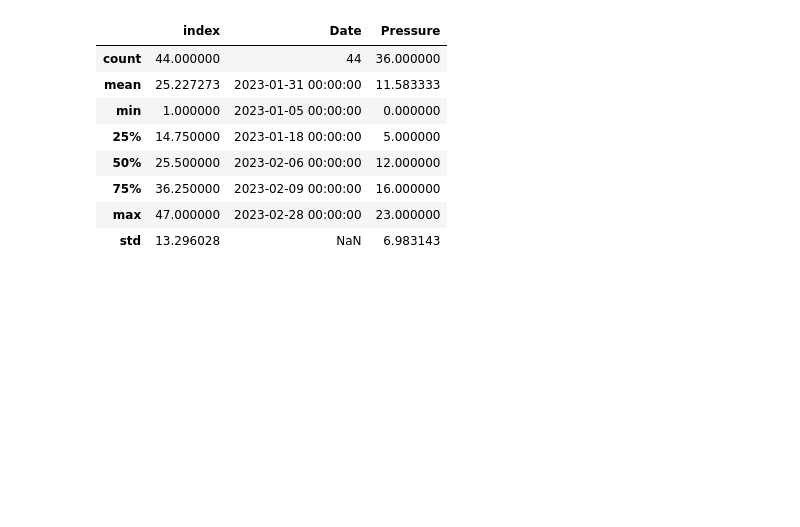
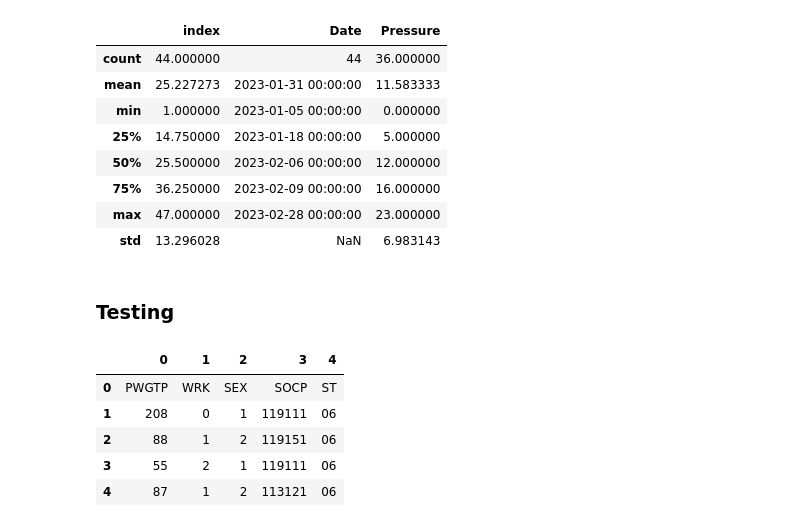
Before and after one commit to slimseidl/DataScience, a Jupyter notebook: Wrangling/Cleaning/cleaning.ipynb, the cells around one changed output. Cells and saved outputs as stored; diff of their text form; code cells hidden in the pictures; blank space fills up the shorter version.

```diff
--- a/Wrangling/Cleaning/cleaning.ipynb
+++ b/Wrangling/Cleaning/cleaning.ipynb
@@ -426,3 +426,20 @@ melted.describe()
 | 75% | 36.250000 | 2023-02-09 00:00:00 | 16.000000 |
 | max | 47.000000 | 2023-02-28 00:00:00 | 23.000000 |
 | std | 13.296028 | NaN | 6.983143 |
+# %% [markdown]
+### Testing
+# %%
+import pandas as pd
+import numpy as np
+import seaborn as sns
+
+#Read the .json file
+orig_pums = pd.read_json('2021-pums.json')
+orig_pums.head()
+# %% [output]
+|  | 0 | 1 | 2 | 3 | 4 |
+| 0 | PWGTP | WRK | SEX | SOCP | ST |
+| 1 | 208 | 0 | 1 | 119111 | 06 |
+| 2 | 88 | 1 | 2 | 119151 | 06 |
+| 3 | 55 | 2 | 1 | 119111 | 06 |
+| 4 | 87 | 1 | 2 | 113121 | 06 |
```
Also changed, not shown: parts of 45 cells of this notebook, 3 other files.
